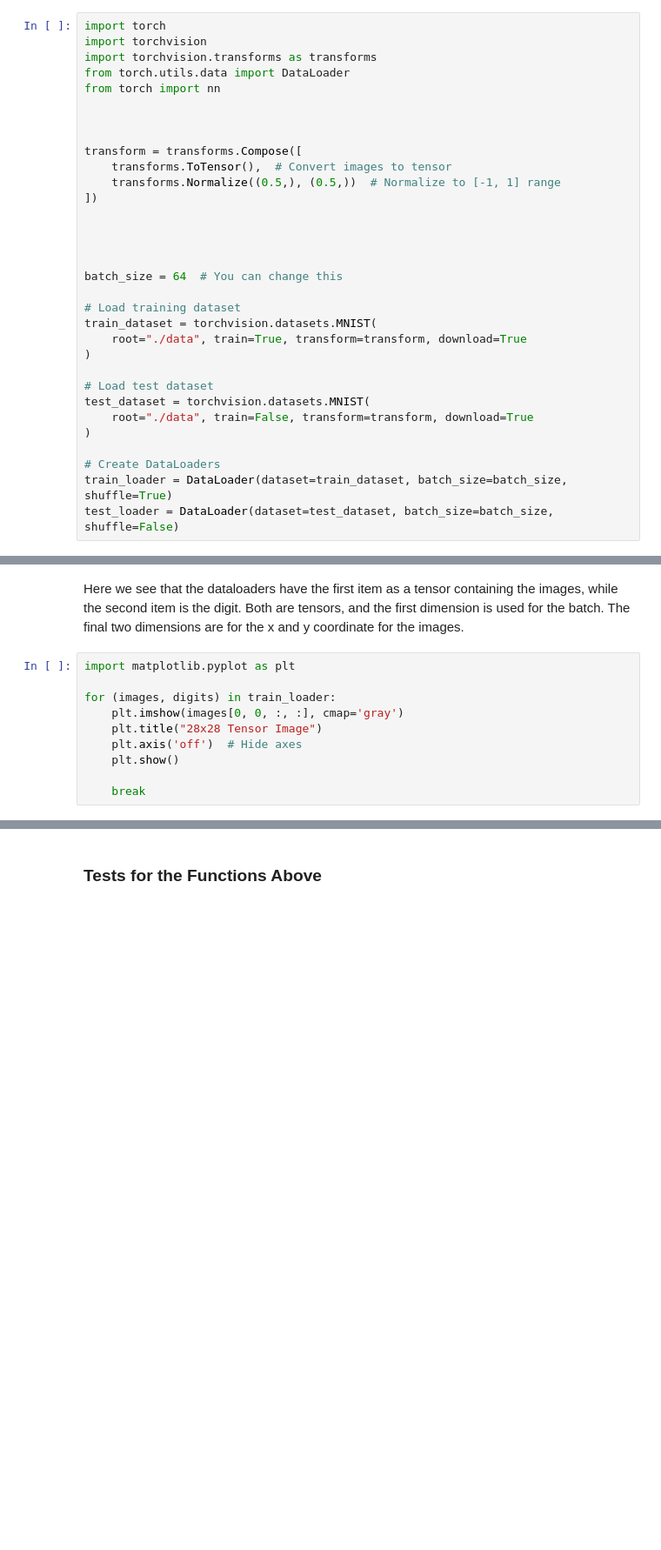
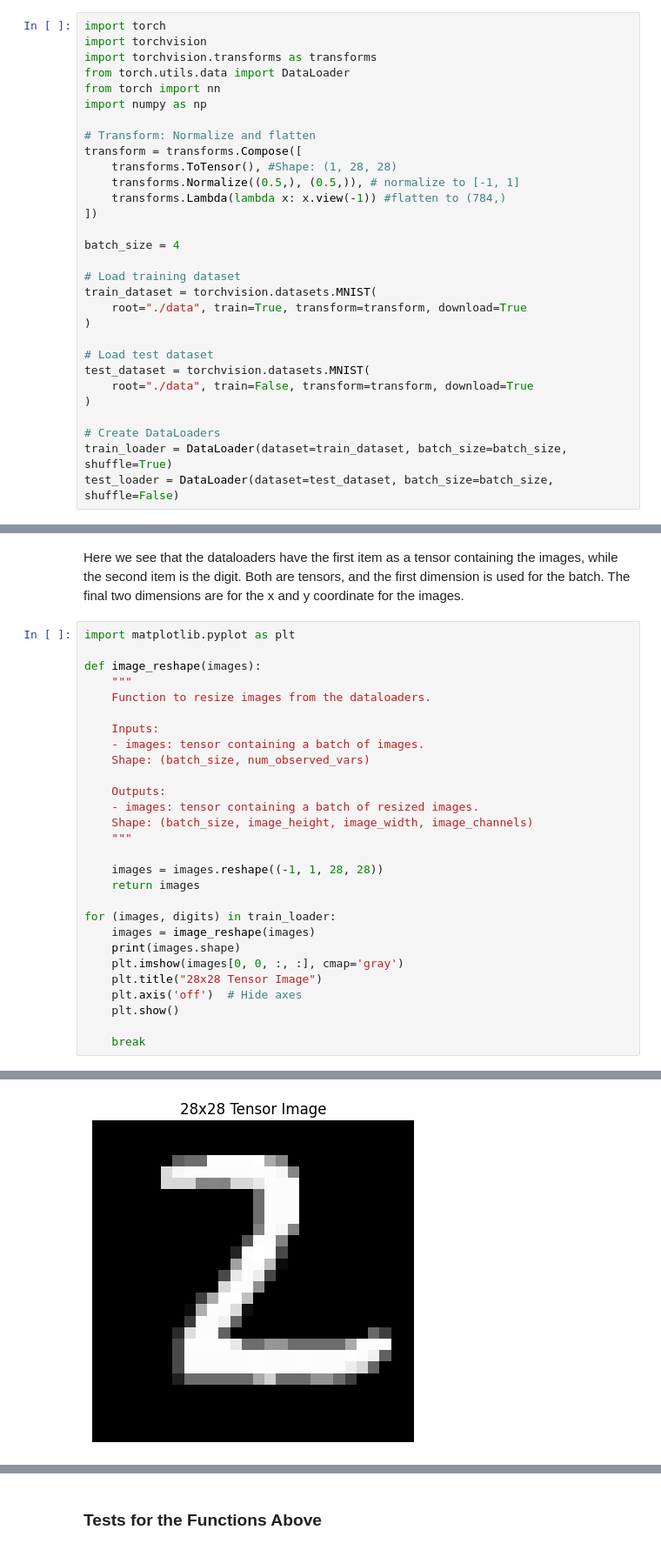
Before and after one commit to kpercy1/VAE-Implementation, a Jupyter notebook: VAE.ipynb, the cells around one changed output, grey strips where cells are left out. Shown at 87% size. Cells and saved outputs as stored; diff of their text form; blank space fills up the shorter version.

```diff
--- a/VAE.ipynb
+++ b/VAE.ipynb
@@ -93,18 +95,16 @@ import torchvision
 import torchvision.transforms as transforms
 from torch.utils.data import DataLoader
 from torch import nn
+import numpy as np
 
-
-
+# Transform: Normalize and flatten
 transform = transforms.Compose([
-    transforms.ToTensor(),  # Convert images to tensor
-    transforms.Normalize((0.5,), (0.5,))  # Normalize to [-1, 1] range
+    transforms.ToTensor(), #Shape: (1, 28, 28)
+    transforms.Normalize((0.5,), (0.5,)), # normalize to [-1, 1]
+    transforms.Lambda(lambda x: x.view(-1)) #flatten to (784,)
 ])
 
-
-
-
-batch_size = 64  # You can change this
+batch_size = 4
 
 # Load training dataset
 train_dataset = torchvision.datasets.MNIST(
@@ -137,7 +136,25 @@ Here we see that the dataloaders have the first item as a tensor containing the
 # %%
 import matplotlib.pyplot as plt
 
+def image_reshape(images):
+    """
+    Function to resize images from the dataloaders.
+
+    Inputs:
+    - images: tensor containing a batch of images.
+    Shape: (batch_size, num_observed_vars)
+
+    Outputs:
+    - images: tensor containing a batch of resized images.
+    Shape: (batch_size, image_height, image_width, image_channels)
+    """
+
+    images = images.reshape((-1, 1, 28, 28))
+    return images
+
 for (images, digits) in train_loader:
+    images = image_reshape(images)
+    print(images.shape)
     plt.imshow(images[0, 0, :, :], cmap='gray')
     plt.title("28x28 Tensor Image")
     plt.axis('off')  # Hide axes
@@ -148,0 +166 @@ IndexError: too many indices for tensor of dimension 2
+[figure, added]
```
Also changed, not shown: parts of 14 cells of this notebook.
